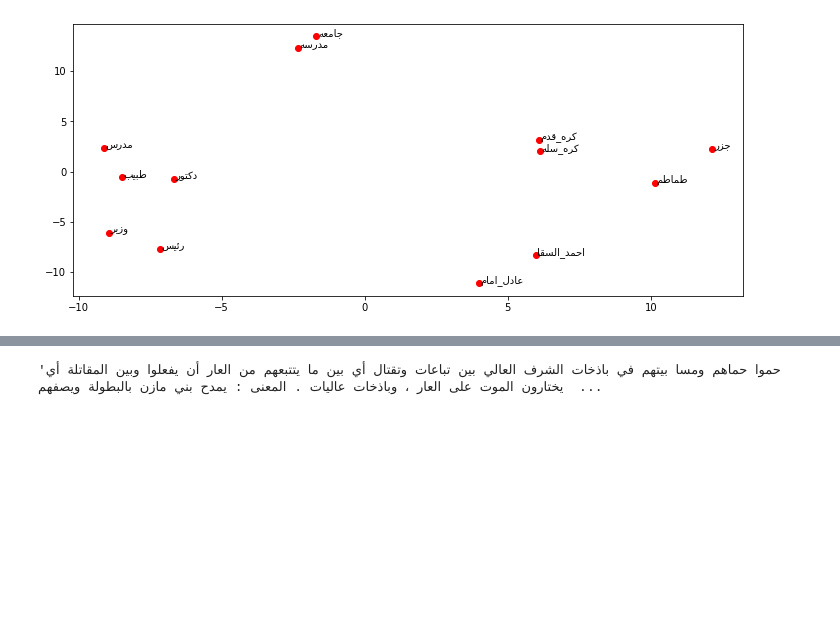
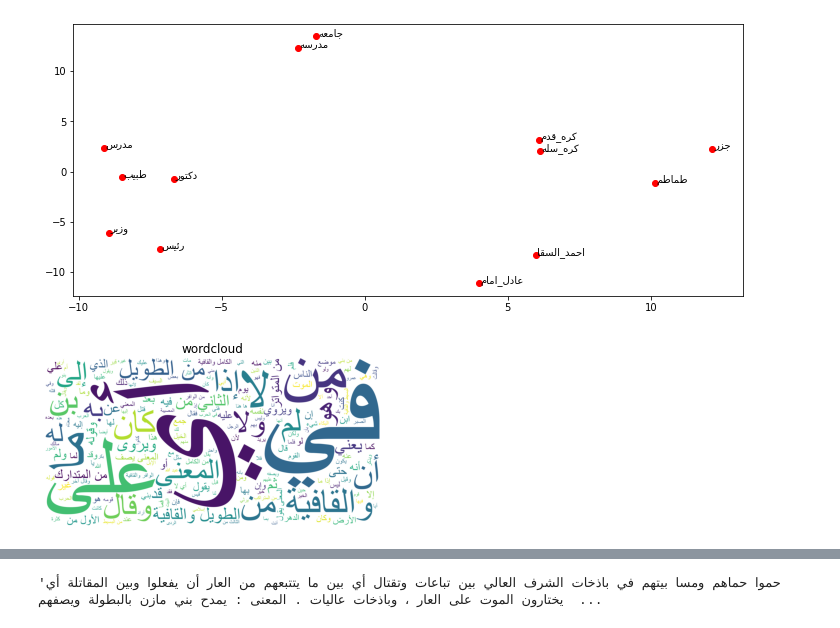
Before and after one commit to ARBML/bayanat, a Jupyter notebook: demo.ipynb, the cells around one changed output, grey strips where cells are left out. Cells and saved outputs as stored; diff of their text form; code cells hidden in the pictures; blank space fills up the shorter version.

```diff
--- a/demo.ipynb
+++ b/demo.ipynb
@@ -42,3 +10,7 @@ data = Bayanat('sample.txt')
 data.plot_embeddings(words=['عادل_امام','احمد_السقا', 'رئيس', 'وزير', 'جامعه', 'مدرسة', 'مدرس', 'دكتور', 'طماطم', 'جزر', 'طبيب', 'كره سله', 'كره قدم'], figsize = (12, 5))
 # %% [output]
 [figure]
+# %%
+data.plot_word_cloud()
+# %% [output]
+[figure, added]
```
Also changed, not shown: parts of 7 cells of this notebook, 5 other files.
